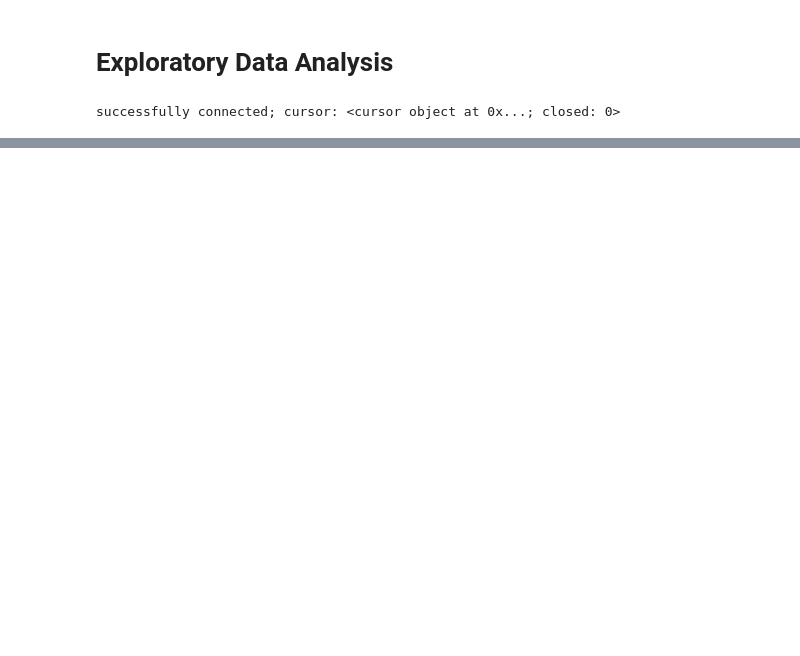
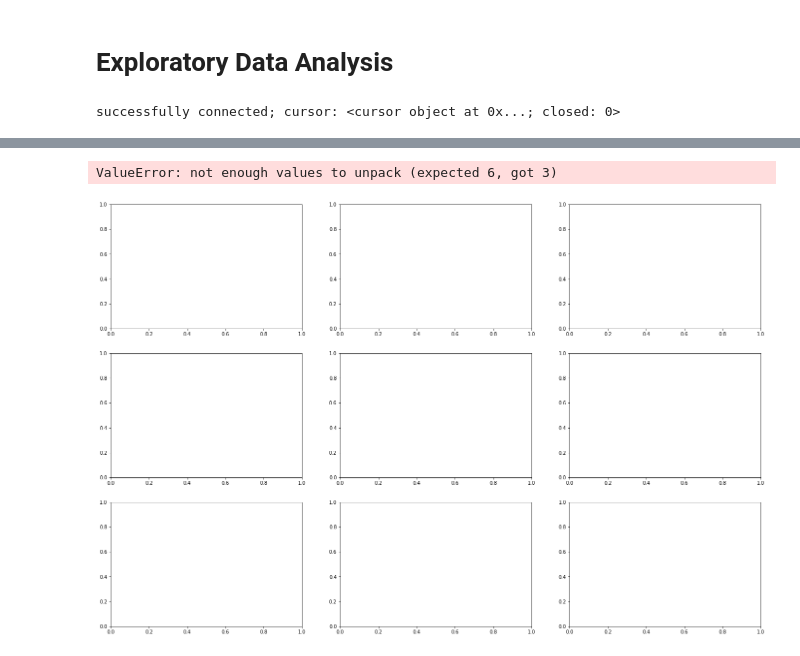
Before and after one commit to benbel376/end-to-end-ad-unit-data-MLOps-project, a Jupyter notebook: notebooks/EDA.ipynb, the cells around one changed output, grey strips where cells are left out. Drawn from its saved outputs; the diff is of its cells as text; code cells hidden in the pictures; blank space fills up the shorter version.

```diff
--- a/notebooks/EDA.ipynb
+++ b/notebooks/EDA.ipynb
@@ -37,0 +74,6 @@ man.fetch_data(conn=connection, limit=10)
+# %%
+# selecting some columns
+
+selection1 = data[["campaign_id", "types", "geo_country", "platform_os", "device_type", "browser", "submission_date", "serving_location", "gross_cost_or_budget"]]
+print(selection1.info())
+selection1.head()
@@ -37,0 +156,5 @@ man.fetch_data(conn=connection, limit=10)
+# %%
+type_aggr = find_agg(selection1, ["types"], ["campaign_id"], ["count"], ["counts"]).sort_values(by="counts", ascending=False)
+browser_aggr = find_agg(selection1, ["browser"], ["campaign_id"], ["count"], ["counts"]).sort_values(by="counts", ascending=False)
+plat_aggr = find_agg(selection1, ["platform_os"], ["campaign_id"], ["count"], ["counts"]).sort_values(by="counts", ascending=False)
+type_aggr
@@ -37,0 +170,9 @@ man.fetch_data(conn=connection, limit=10)
+# %%
+fig, (ax1, ax2, ax3, ax4, ax5, ax6) =  plt.subplots(3, 3, sharex=False, sharey= False, figsize=(24,16))
+
+type_aggr.plot.bar(grid=True, ax=ax1, x = "types")
+plat_aggr.plot.bar(grid=True, ax=ax2, x = "platform_os")
+browser_aggr.head(5).plot.bar(grid=True,ax=ax3, x = "browser")
+# %% [output]
+ValueError: not enough values to unpack (expected 6, got 3)
+[figure, added]
```
Also changed, not shown: parts of 10 cells of this notebook, 4 other files.
